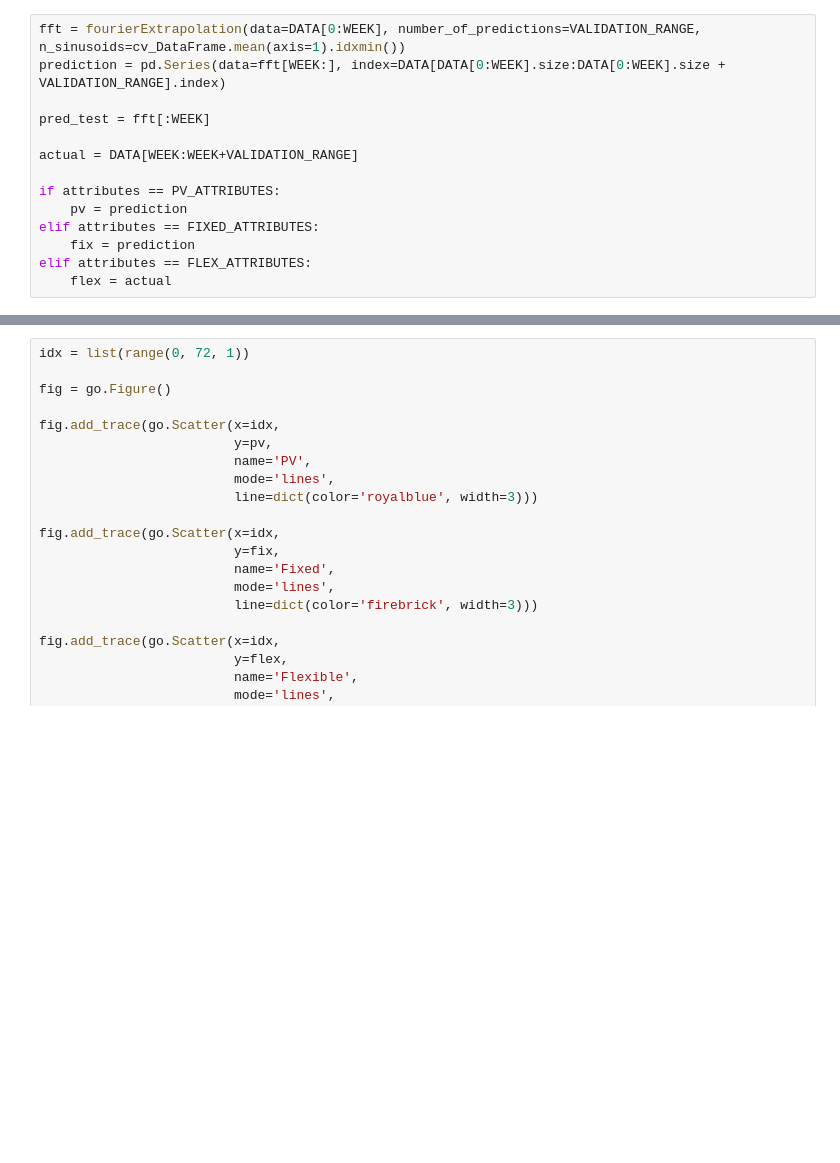
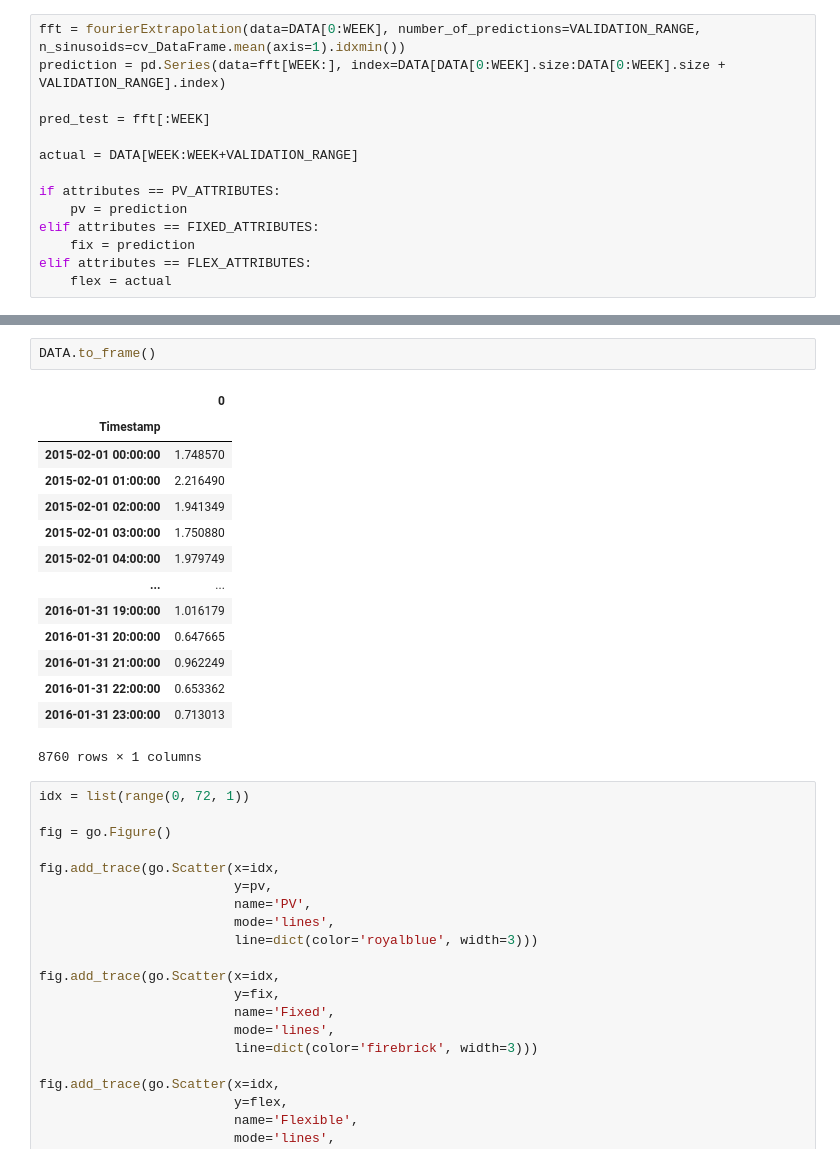
Before and after one commit to Divixity/Datavidenskab-P6, a Jupyter notebook: _05Forecasting/fft_sliding_window.ipynb, the cells around one changed output, grey strips where cells are left out. Drawn from its saved outputs; the diff is of its cells as text; blank space fills up the shorter version.

```diff
--- a/_05Forecasting/fft_sliding_window.ipynb
+++ b/_05Forecasting/fft_sliding_window.ipynb
@@ -199,6 +199,23 @@ fig.update_layout(
 fig.show()
 # %% [output]
 [interactive output not drawn]
+# %%
+DATA.to_frame()
+# %% [output]
+|  | 0 |
+| Timestamp |  |
+| 2015-02-01 00:00:00 | 1.748570 |
+| 2015-02-01 01:00:00 | 2.216490 |
+| 2015-02-01 02:00:00 | 1.941349 |
+| 2015-02-01 03:00:00 | 1.750880 |
+| 2015-02-01 04:00:00 | 1.979749 |
+| ... | ... |
+| 2016-01-31 19:00:00 | 1.016179 |
+| 2016-01-31 20:00:00 | 0.647665 |
+| 2016-01-31 21:00:00 | 0.962249 |
+| 2016-01-31 22:00:00 | 0.653362 |
+| 2016-01-31 23:00:00 | 0.713013 |
+8760 rows × 1 columns
 # %%
 idx = list(range(0, 72, 1))
 
```
Also changed, not shown: 1 other file.
